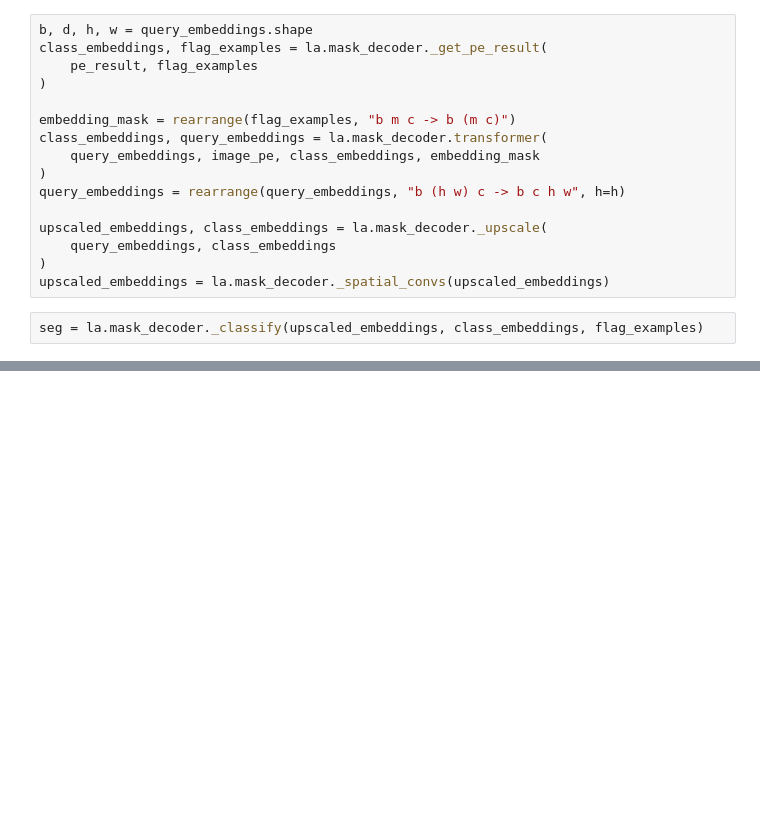
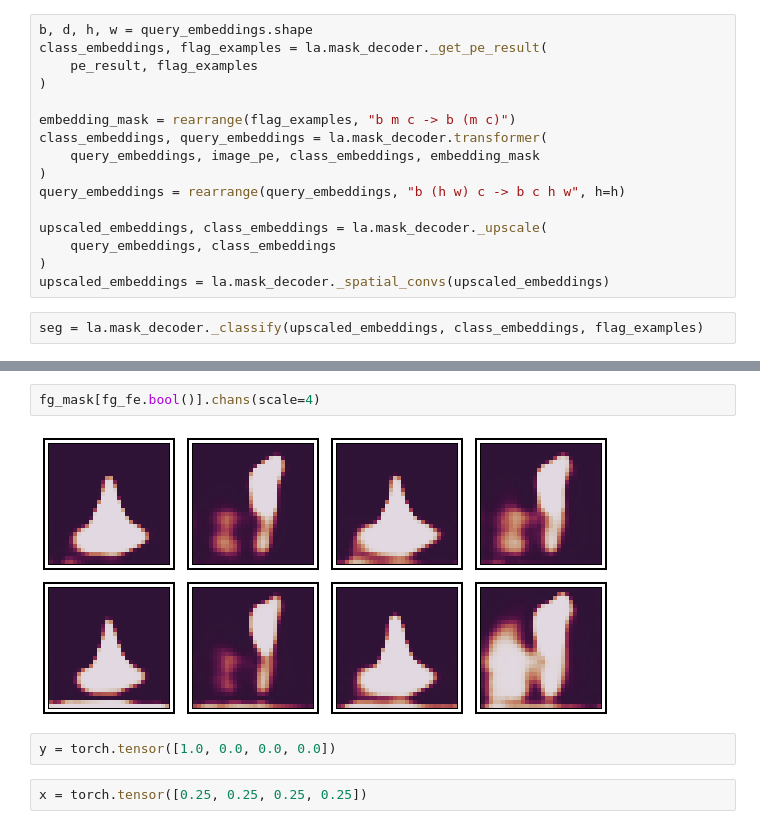
Before and after one commit to pasqualedem/LabelAnything, a Jupyter notebook: notebooks/chooser.ipynb, the cells around one changed output, grey strips where cells are left out. Saved outputs shown, nothing was run; the diff lists cells and outputs as text; blank space fills up the shorter version.

```diff
--- a/notebooks/chooser.ipynb
+++ b/notebooks/chooser.ipynb
@@ -449,0 +453,8 @@ tensor[4, 4, 1, 30, 30] n=14400 (56Kb) x∈[1.967e-08, 1.000] μ=0.875 σ=0.331
+# %%
+fg_mask[fg_fe.bool()].chans(scale=4)
+# %% [output]
+[figure, added]
+# %%
+y = torch.tensor([1.0, 0.0, 0.0, 0.0])
+# %%
+x = torch.tensor([0.25, 0.25, 0.25, 0.25])
```
Also changed, not shown: parts of 18 cells of this notebook, 7 other files.
